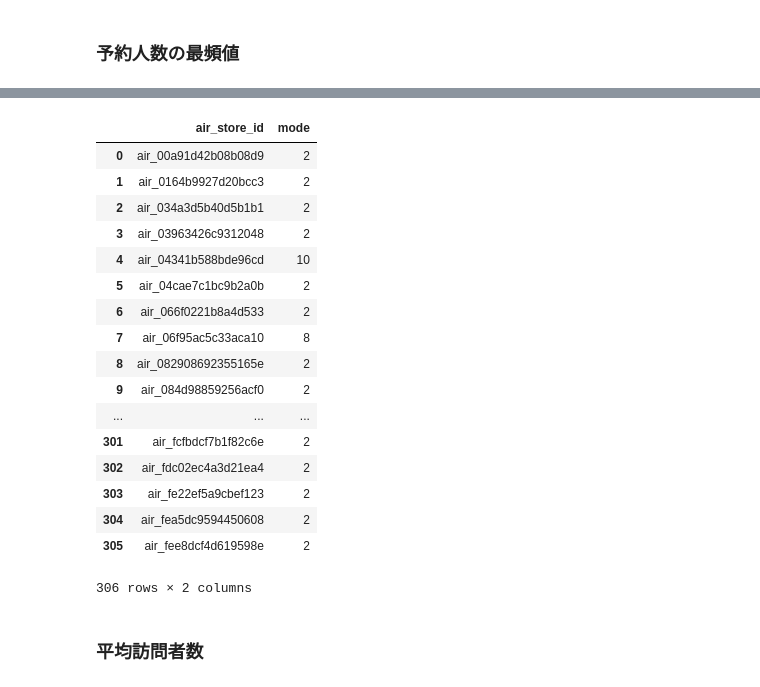
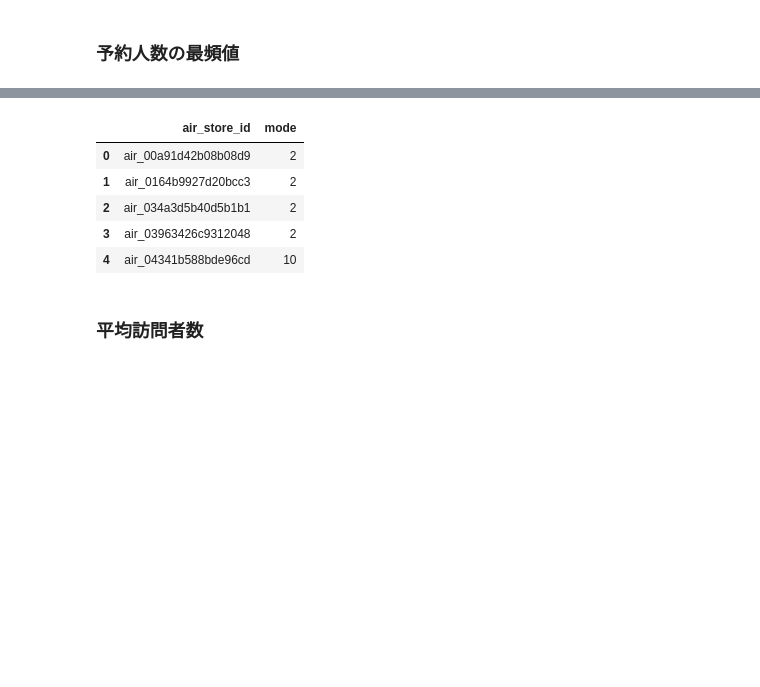
Before and after one commit to recruit-exercise/recruit_exercise, a Jupyter notebook: notebook/create_feature_base_on_reserve.ipynb, the cells around one changed output, grey strips where cells are left out. Drawn from its saved outputs; the diff is of its cells as text; code cells hidden in the pictures; blank space fills up the shorter version.

```diff
--- a/notebook/create_feature_base_on_reserve.ipynb
+++ b/notebook/create_feature_base_on_reserve.ipynb
@@ -162,26 +95,14 @@ reserve_visitor_mode = pd.concat([pd.Series([element for tupl in temp.groupby("a
 
 reserve_visitor_mode = reserve_visitor_mode.rename(columns={0:"air_store_id",1:"mode"})
 # %%
-reserve_visitor_mode
+reserve_visitor_mode.head()
 # %% [output]
 |  | air_store_id | mode |
 | 0 | air_00a91d42b08b08d9 | 2 |
 | 1 | air_0164b9927d20bcc3 | 2 |
 | 2 | air_034a3d5b40d5b1b1 | 2 |
 | 3 | air_03963426c9312048 | 2 |
 | 4 | air_04341b588bde96cd | 10 |
-| 5 | air_04cae7c1bc9b2a0b | 2 |
-| 6 | air_066f0221b8a4d533 | 2 |
-| 7 | air_06f95ac5c33aca10 | 8 |
-| 8 | air_082908692355165e | 2 |
-| 9 | air_084d98859256acf0 | 2 |
-| ... | ... | ... |
-| 301 | air_fcfbdcf7b1f82c6e | 2 |
-| 302 | air_fdc02ec4a3d21ea4 | 2 |
-| 303 | air_fe22ef5a9cbef123 | 2 |
-| 304 | air_fea5dc9594450608 | 2 |
-| 305 | air_fee8dcf4d619598e | 2 |
-306 rows × 2 columns
 # %% [markdown]
 ### 平均訪問者数
 # %%
```
Also changed, not shown: parts of 46 cells of this notebook.
